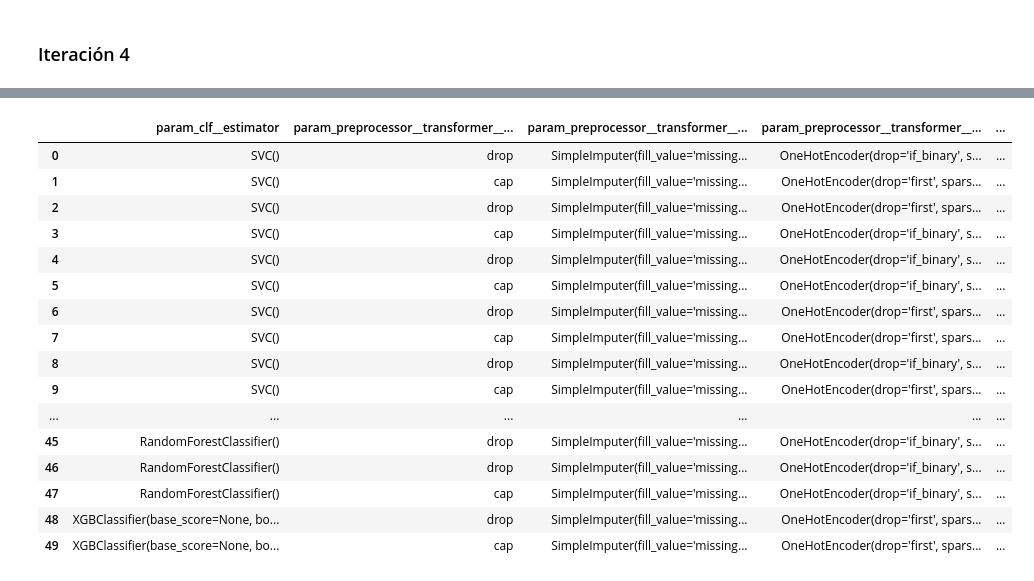
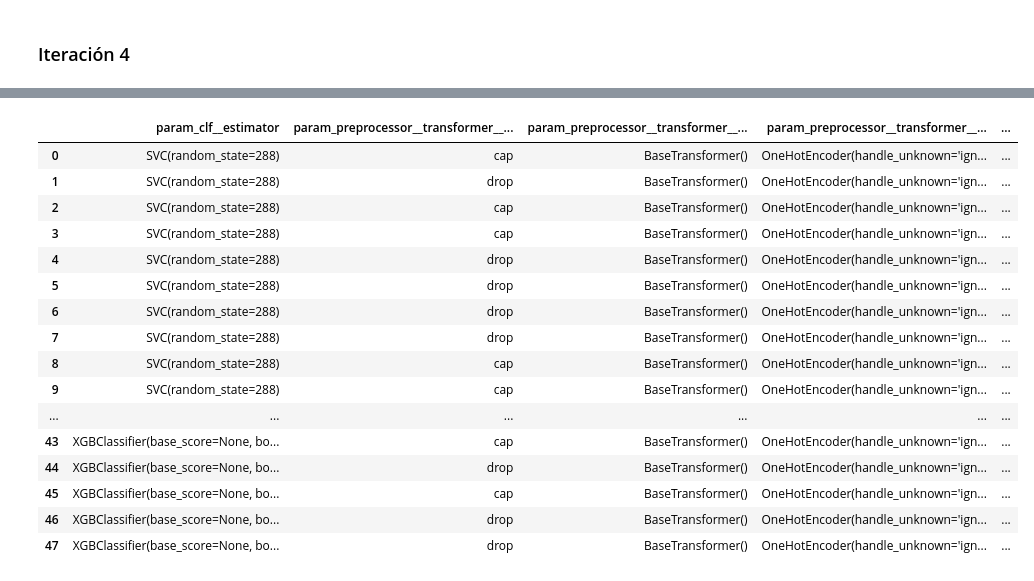
Before and after one commit to jcarlosgalvezm/ue_master-TFM, a Jupyter notebook: notebooks/data_cleaning-feature_engineering-modeling.ipynb, the cells around one changed output, grey strips where cells are left out. Cells and saved outputs as stored; diff of their text form; code cells hidden in the pictures.

```diff
--- a/notebooks/data_cleaning-feature_engineering-modeling.ipynb
+++ b/notebooks/data_cleaning-feature_engineering-modeling.ipynb
@@ -556,0 +620,19 @@ results3[[
+# %%
+param_grid = {
+    'preprocessor__cols': col_comb,
+    'preprocessor__transformer__num__imputer': [SimpleImputer(strategy='median')],
+    'preprocessor__transformer__num__outliers__exclude_cols': [['indice_desarrollo_ciudad']],
+    'preprocessor__transformer__num__outliers__method': ['cap', 'drop'],
+    'preprocessor__transformer__num__scaler': [MinMaxScaler()],
+    'preprocessor__transformer__cat__imputer': [BaseTransformer()],
+    'preprocessor__transformer__cat__ohe': [OneHotEncoder(handle_unknown='ignore', sparse=False)],
+    'pca__n_components': [80],
+    'clf__estimator': [LogisticRegression()],
+    'clf__estimator__random_state': [RANDOM_STATE],
+}
+# %%
+logger.info('Starting Auto ML pipe...')
+auto_ml_pipe = make_pipeline(Preprocessor(), PCA(), Clf())
+gs = GridSearchCV(auto_ml_pipe, param_grid, cv=3, n_jobs=-1, verbose=3, scoring='accuracy', return_train_score=True)
+gs.fit(X_train, y_train)
+results4 = pd.DataFrame(gs.cv_results_).sort_values('rank_test_score').reset_index()
@@ -557,2 +692,4 @@ results3[[
 # %%
-iter4_cols = ('ciudad', 'indice_desarrollo_ciudad', 'genero', 'experiencia_relevante', 'nivel_educacion', 'educacion', 'experiencia', 'tamano_compania', 'tipo_compania', 'ultimo_nuevo_trabajo', 'horas_formacion')
+iter5_cols_w_tipo_comp = ('ciudad', 'indice_desarrollo_ciudad', 'genero', 'experiencia_relevante', 'nivel_educacion', 'experiencia', 'tamano_compania', 'tipo_compania', 'ultimo_nuevo_trabajo', 'horas_formacion')
+iter5_cols_wo_tipo_comp = ('ciudad', 'indice_desarrollo_ciudad', 'genero', 'experiencia_relevante', 'nivel_educacion', 'experiencia', 'tamano_compania', 'ultimo_nuevo_trabajo', 'horas_formacion')
+iter5_cols_wo_tipo_exp_rel = ('ciudad', 'indice_desarrollo_ciudad', 'genero', 'nivel_educacion', 'experiencia', 'tamano_compania', 'ultimo_nuevo_trabajo', 'horas_formacion')
@@ -571,15 +696,15 @@ pd.DataFrame({
 # %%
 param_grid = {
-    'preprocessor__cols': [iter4_cols],
+    'preprocessor__cols': [iter5_cols_w_tipo_comp, iter5_cols_wo_tipo_comp, iter5_cols_wo_tipo_exp_rel],
+    'preprocessor__transformer__num__imputer': [SimpleImputer(strategy='median')],
     'preprocessor__transformer__num__outliers__exclude_cols': [['indice_desarrollo_ciudad']],
     'preprocessor__transformer__num__outliers__method': ['cap', 'drop'],
     'preprocessor__transformer__num__scaler': [MinMaxScaler()],
-    'preprocessor__transformer__cat__imputer': [SimpleImputer(strategy='constant', fill_value='missing')],
-    'preprocessor__transformer__cat__ohe': [
-        OneHotEncoder(drop='first', sparse=False),
-        OneHotEncoder(drop='if_binary', sparse=False)],
-    'pca__n_components': [60, 80, 110],
-    'clf__estimator': [LogisticRegression(), SVC(), XGBClassifier()],
+    'preprocessor__transformer__cat__imputer': [BaseTransformer()],
+    'preprocessor__transformer__cat__ohe': [OneHotEncoder(handle_unknown='ignore', sparse=False)],
+    'pca__n_components': [80, 110],
+    'clf__estimator': [LogisticRegression(), SVC(), RandomForestClassifier(), XGBClassifier()],
+    'clf__estimator__random_state': [RANDOM_STATE],
 }
 # %%
 logger.info('Starting Auto ML pipe...')
@@ -632,26 +760,27 @@ results4[:5]
 # %%
-results4[[
+results5['ncols'] = results5['param_preprocessor__cols'].apply(lambda x: len(x))
+results5[[
     'param_clf__estimator',
     'param_preprocessor__transformer__num__outliers__method',
     'param_preprocessor__transformer__cat__imputer',
     'param_preprocessor__transformer__cat__ohe',
-    'param_pca__n_components',
+    'param_pca__n_components','ncols',
     'mean_test_score']][:50]
 # %% [output]
 |  | param_clf__estimator | param_preprocessor__transformer__... | param_preprocessor__transformer__... | param_preprocessor__transformer__... | ... |
-| 0 | SVC() | drop | SimpleImputer(fill_value='missing... | OneHotEncoder(drop='if_binary', s... | ... |
-| 1 | SVC() | cap | SimpleImputer(fill_value='missing... | OneHotEncoder(drop='first', spars... | ... |
-| 2 | SVC() | drop | SimpleImputer(fill_value='missing... | OneHotEncoder(drop='first', spars... | ... |
-| 3 | SVC() | cap | SimpleImputer(fill_value='missing... | OneHotEncoder(drop='if_binary', s... | ... |
-| 4 | SVC() | drop | SimpleImputer(fill_value='missing... | OneHotEncoder(drop='if_binary', s... | ... |
-| 5 | SVC() | cap | SimpleImputer(fill_value='missing... | OneHotEncoder(drop='if_binary', s... | ... |
-| 6 | SVC() | drop | SimpleImputer(fill_value='missing... | OneHotEncoder(drop='first', spars... | ... |
-| 7 | SVC() | cap | SimpleImputer(fill_value='missing... | OneHotEncoder(drop='first', spars... | ... |
-| 8 | SVC() | drop | SimpleImputer(fill_value='missing... | OneHotEncoder(drop='if_binary', s... | ... |
-| 9 | SVC() | cap | SimpleImputer(fill_value='missing... | OneHotEncoder(drop='first', spars... | ... |
+| 0 | SVC(random_state=288) | cap | BaseTransformer() | OneHotEncoder(handle_unknown='ign... | ... |
+| 1 | SVC(random_state=288) | drop | BaseTransformer() | OneHotEncoder(handle_unknown='ign... | ... |
+| 2 | SVC(random_state=288) | cap | BaseTransformer() | OneHotEncoder(handle_unknown='ign... | ... |
+| 3 | SVC(random_state=288) | cap | BaseTransformer() | OneHotEncoder(handle_unknown='ign... | ... |
+| 4 | SVC(random_state=288) | drop | BaseTransformer() | OneHotEncoder(handle_unknown='ign... | ... |
+| 5 | SVC(random_state=288) | drop | BaseTransformer() | OneHotEncoder(handle_unknown='ign... | ... |
+| 6 | SVC(random_state=288) | drop | BaseTransformer() | OneHotEncoder(handle_unknown='ign... | ... |
+| 7 | SVC(random_state=288) | drop | BaseTransformer() | OneHotEncoder(handle_unknown='ign... | ... |
+| 8 | SVC(random_state=288) | cap | BaseTransformer() | OneHotEncoder(handle_unknown='ign... | ... |
+| 9 | SVC(random_state=288) | cap | BaseTransformer() | OneHotEncoder(handle_unknown='ign... | ... |
 | ... | ... | ... | ... | ... | ... |
-| 45 | RandomForestClassifier() | drop | SimpleImputer(fill_value='missing... | OneHotEncoder(drop='if_binary', s... | ... |
-| 46 | RandomForestClassifier() | drop | SimpleImputer(fill_value='missing... | OneHotEncoder(drop='if_binary', s... | ... |
-| 47 | RandomForestClassifier() | cap | SimpleImputer(fill_value='missing... | OneHotEncoder(drop='if_binary', s... | ... |
-| 48 | XGBClassifier(base_score=None, bo... | drop | SimpleImputer(fill_value='missing... | OneHotEncoder(drop='first', spars... | ... |
-| 49 | XGBClassifier(base_score=None, bo... | cap | SimpleImputer(fill_value='missing... | OneHotEncoder(drop='first', spars... | ... |
+| 43 | XGBClassifier(base_score=None, bo... | cap | BaseTransformer() | OneHotEncoder(handle_unknown='ign... | ... |
+| 44 | XGBClassifier(base_score=None, bo... | drop | BaseTransformer() | OneHotEncoder(handle_unknown='ign... | ... |
+| 45 | XGBClassifier(base_score=None, bo... | cap | BaseTransformer() | OneHotEncoder(handle_unknown='ign... | ... |
+| 46 | XGBClassifier(base_score=None, bo... | drop | BaseTransformer() | OneHotEncoder(handle_unknown='ign... | ... |
+| 47 | XGBClassifier(base_score=None, bo... | drop | BaseTransformer() | OneHotEncoder(handle_unknown='ign... | ... |
```
Also changed, not shown: parts of 77 cells of this notebook.
